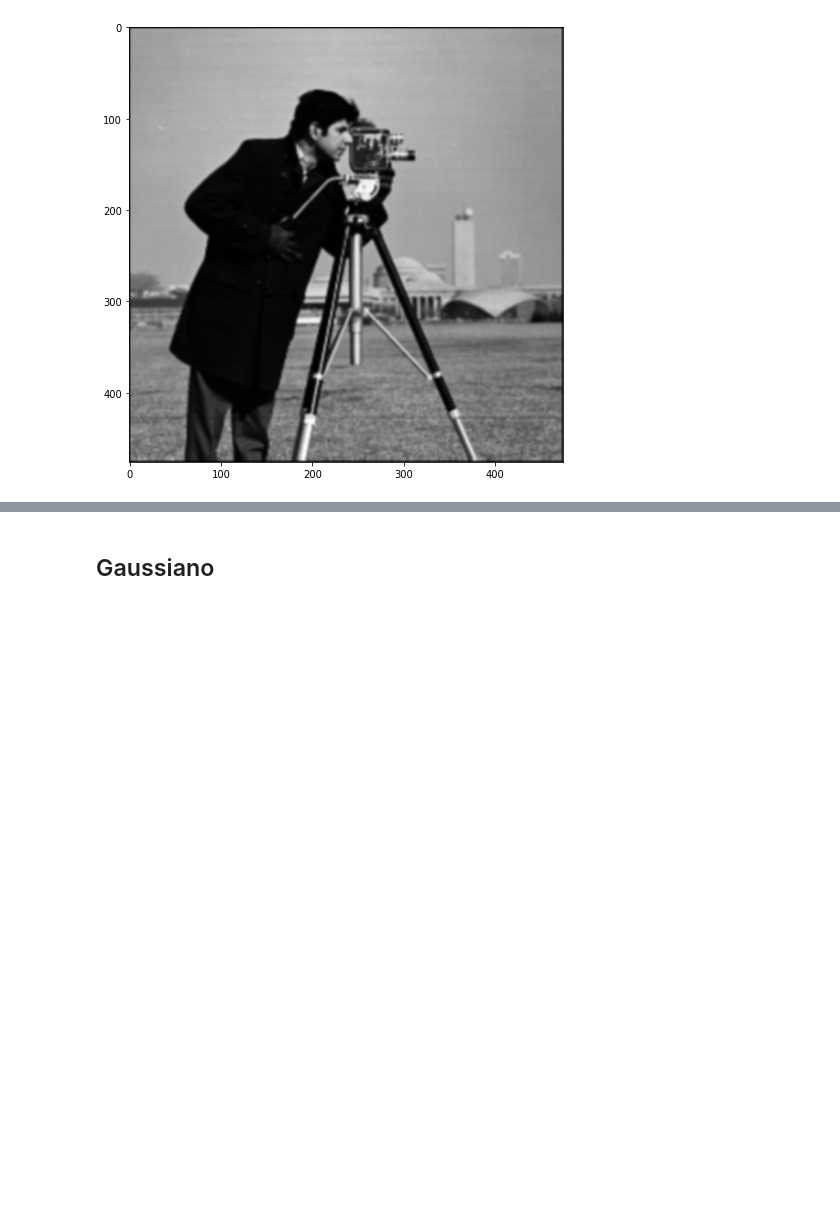
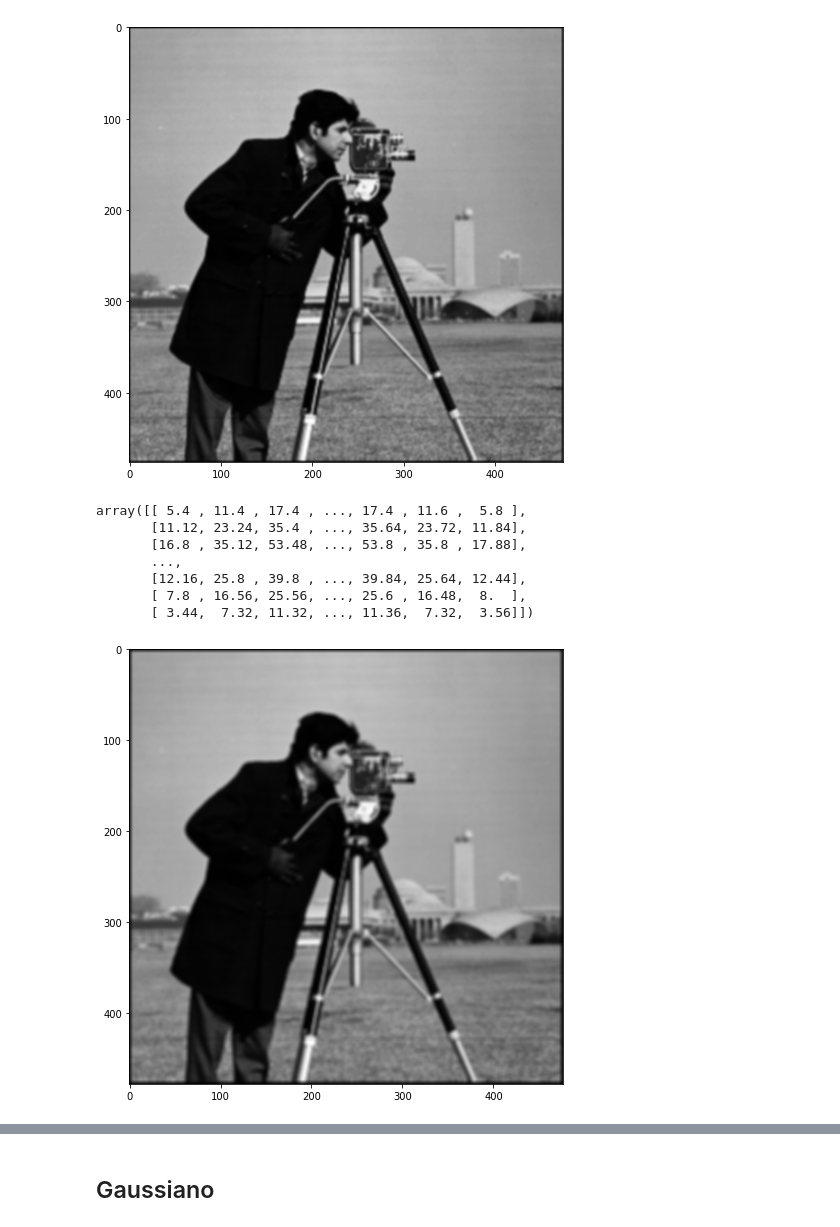
Before and after one commit to fernandaassi/Trabalho_C3, a Jupyter notebook: convolucao.ipynb, the cells around one changed output, grey strips where cells are left out. Saved outputs shown, nothing was run; the diff lists cells and outputs as text; code cells hidden in the pictures; blank space fills up the shorter version.

```diff
--- a/convolucao.ipynb
+++ b/convolucao.ipynb
@@ -56,3 +61,21 @@ array([[ 15.        ,  31.66666667,  48.33333333, ...,  48.33333333,
        [  9.55555556,  20.33333333,  31.44444444, ...,  31.55555556,
          20.33333333,   9.88888889]])
 [figure]
+# %%
+# Kernel 5x5
+media_5x5 = 1/25.0 * np.array([[1, 1, 1, 1, 1],
+                               [1, 1, 1, 1, 1],
+                               [1, 1, 1, 1, 1],
+                               [1, 1, 1, 1, 1],
+                               [1, 1, 1, 1, 1]])
+
+convolucao(imagem, media_5x5)
+# %% [output]
+array([[ 5.4 , 11.4 , 17.4 , ..., 17.4 , 11.6 ,  5.8 ],
+       [11.12, 23.24, 35.4 , ..., 35.64, 23.72, 11.84],
+       [16.8 , 35.12, 53.48, ..., 53.8 , 35.8 , 17.88],
+       ...,
+       [12.16, 25.8 , 39.8 , ..., 39.84, 25.64, 12.44],
+       [ 7.8 , 16.56, 25.56, ..., 25.6 , 16.48,  8.  ],
+       [ 3.44,  7.32, 11.32, ..., 11.36,  7.32,  3.56]])
+[figure, added]
```
Also changed, not shown: parts of 8 cells of this notebook.
